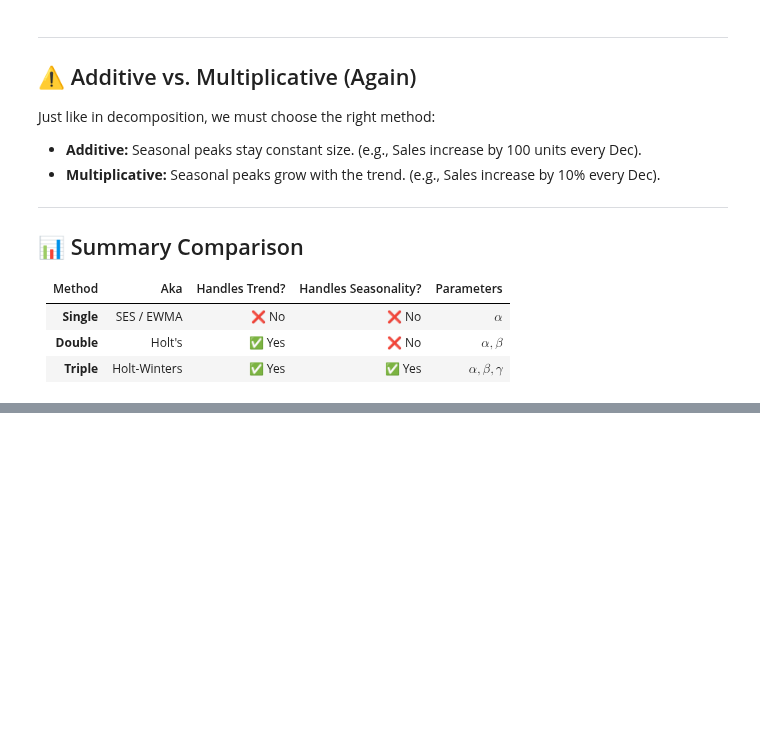
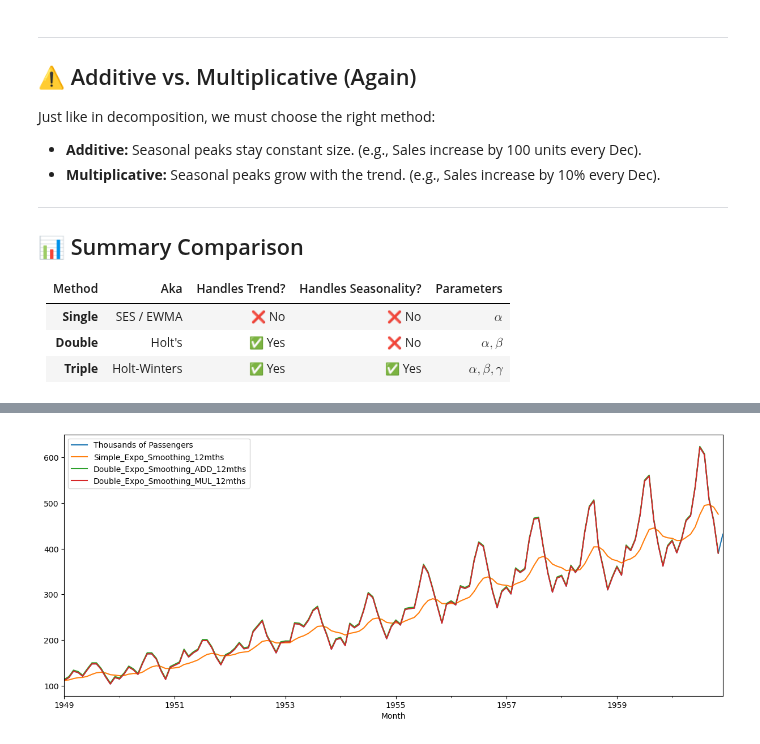
Before and after one commit to Shailya777/Learning-Logs, a Jupyter notebook: Time_Series_Analysis_and_Forecasting/08_Holt-Winters(Double & Triple Exponential Smoothing).ipynb, the cells around one changed output, grey strips where cells are left out. Saved outputs shown, nothing was run; the diff lists cells and outputs as text; code cells hidden in the pictures; blank space fills up the shorter version.

```diff
--- a/Time_Series_Analysis_and_Forecasting/08_Holt-Winters(Double & Triple Exponential Smoothing).ipynb
+++ b/Time_Series_Analysis_and_Forecasting/08_Holt-Winters(Double & Triple Exponential Smoothing).ipynb
@@ -75,0 +240,5 @@ Just like in decomposition, we must choose the right method:
+# %%
+# Exponential Smoothing Using Additive Trend:
+
+df['Double_Expo_Smoothing_ADD_12mths'] = ExponentialSmoothing(endog= df['Thousands of Passengers'],
+                                                             trend= 'add').fit().fittedvalues.shift(-1)
@@ -75,0 +255,5 @@ Just like in decomposition, we must choose the right method:
+# %%
+# Exponential Smoothing Using Multiplicative Trend:
+
+df['Double_Expo_Smoothing_MUL_12mths'] = ExponentialSmoothing(endog= df['Thousands of Passengers'],
+                                                             trend= 'mul').fit().fittedvalues.shift(-1)
@@ -75,0 +270,8 @@ Just like in decomposition, we must choose the right method:
+# %%
+# Comparing Simple Exponential Smoothing With Double Exponential Smoothing (Both Additve ans Multiplicative):
+
+df[['Thousands of Passengers','Simple_Expo_Smoothing_12mths', 'Double_Expo_Smoothing_ADD_12mths', 'Double_Expo_Smoothing_MUL_12mths']].plot(kind= 'line',
+                                                                                                                 figsize= (15,6))
+plt.show()
+# %% [output]
+[figure, added]
```
Also changed, not shown: parts of 35 cells of this notebook.
